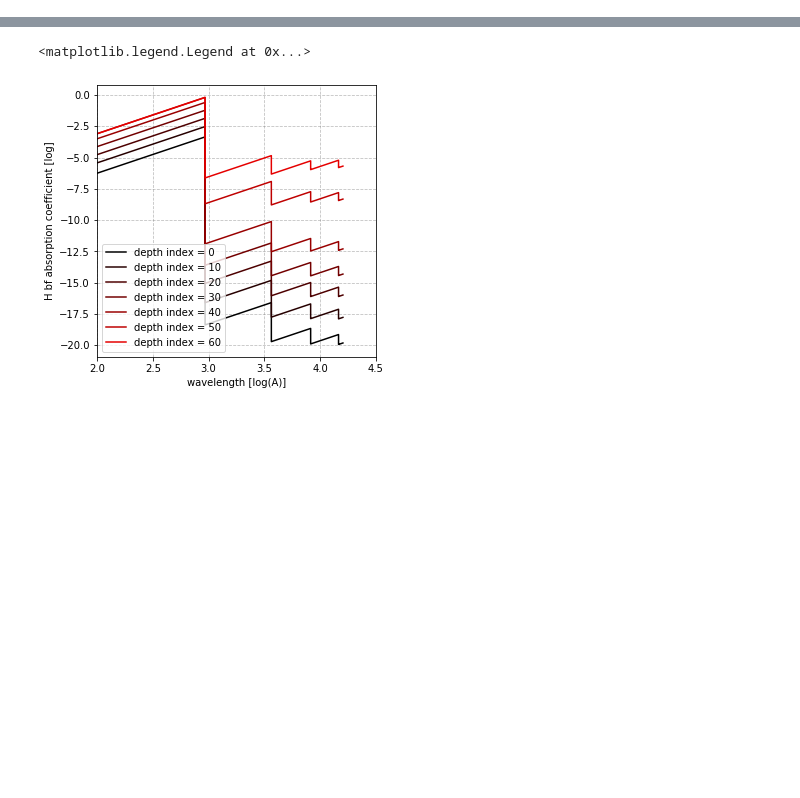
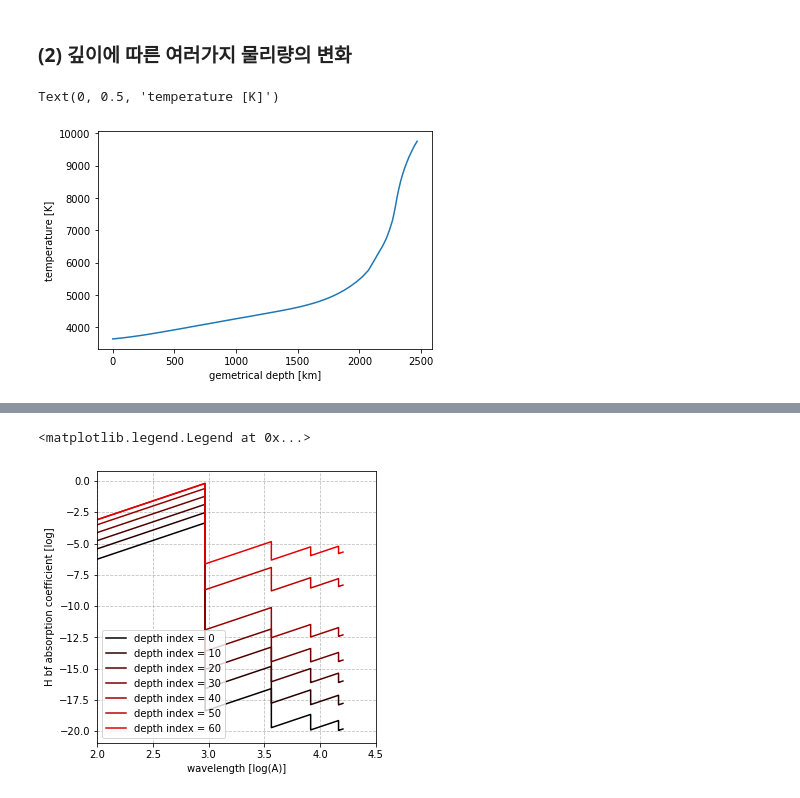
Before and after one commit to eunheeko/stellar_astrophysics, a Jupyter notebook: hw3&hw4.ipynb, the cells around one changed output, grey strips where cells are left out. Drawn from its saved outputs; the diff is of its cells as text; code cells hidden in the pictures; blank space fills up the shorter version.

```diff
--- a/hw3&hw4.ipynb
+++ b/hw3&hw4.ipynb
@@ -105,0 +137,10 @@ for i in range(1,64):
+# %% [markdown]
+### (2) 깊이에 따른 여러가지 물리량의 변화
+# %%
+#깊이에 따른 유효온도
+plt.plot(z, temp)
+plt.xlabel('gemetrical depth [km]')
+plt.ylabel('temperature [K]')
+# %% [output]
+Text(0, 0.5, 'temperature [K]')
+[figure, added]
```
Also changed, not shown: parts of 76 cells of this notebook.
